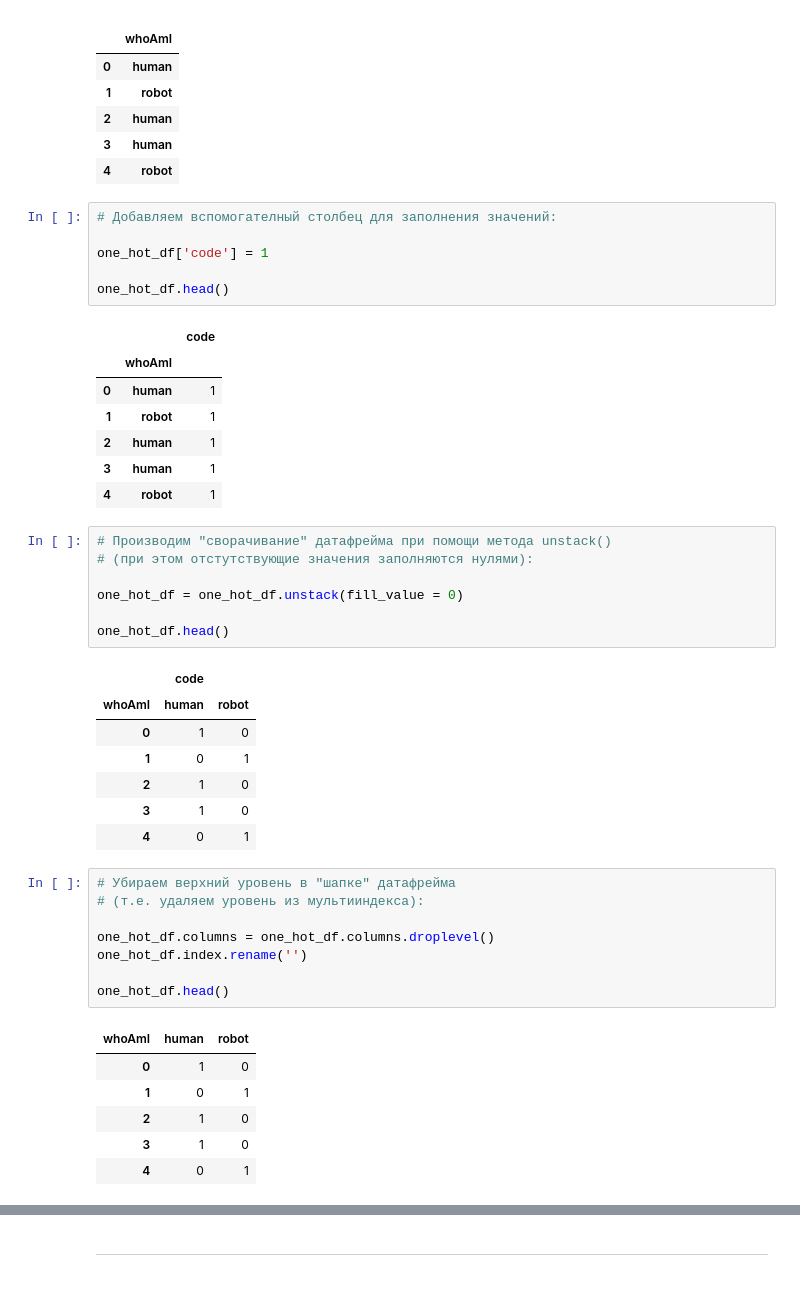
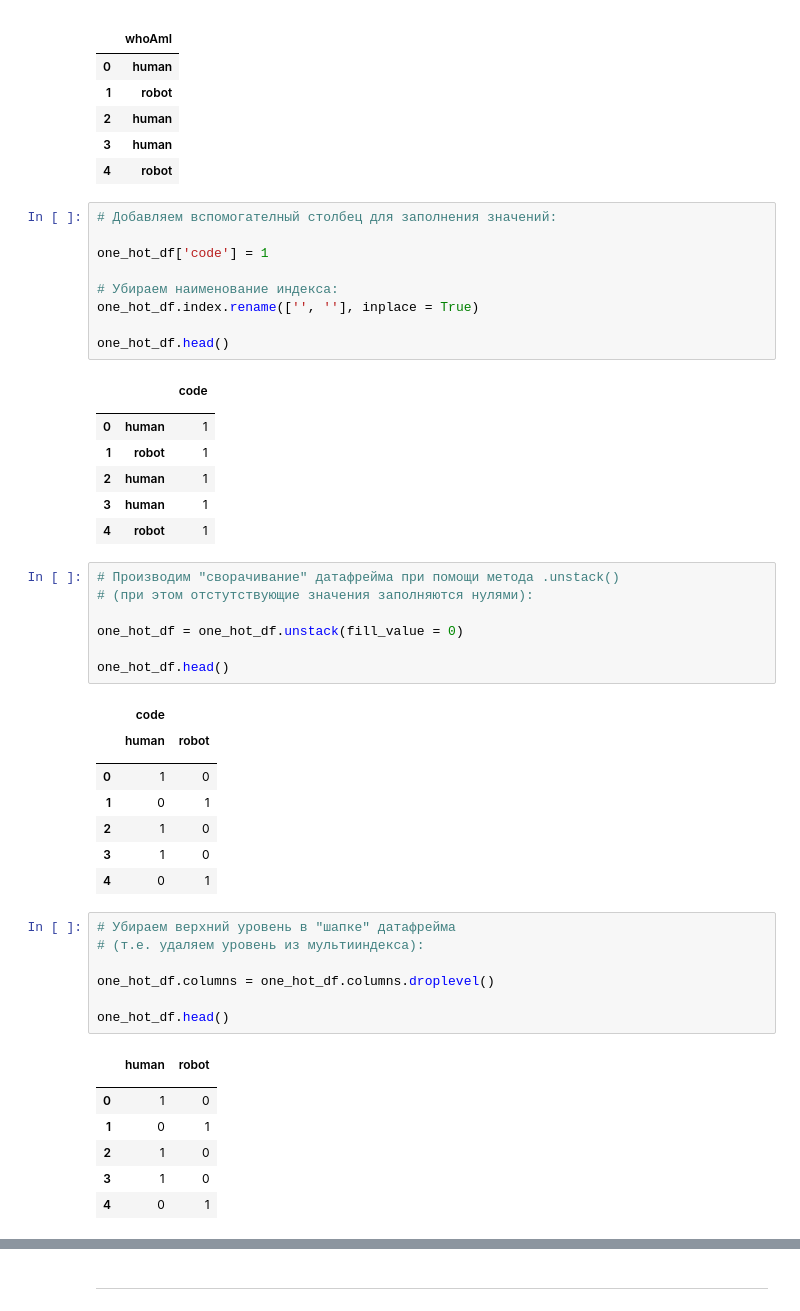
Before and after one commit to DilyaKh/Python_Task_9_Attestation_Pandas, a Jupyter notebook: Python_Task_9_Attestation_Pandas.ipynb, the cells around one changed output, grey strips where cells are left out. Saved outputs shown, nothing was run; the diff lists cells and outputs as text.

```diff
--- a/Python_Task_9_Attestation_Pandas.ipynb
+++ b/Python_Task_9_Attestation_Pandas.ipynb
@@ -85,17 +227,20 @@ one_hot_df.head()
 
 one_hot_df['code'] = 1
 
+# Убираем наименование индекса:
+one_hot_df.index.rename(['', ''], inplace = True)
+
 one_hot_df.head()
 # %% [output]
 |  |  | code |
-|  | whoAmI |  |
+|  |  |  |
 | 0 | human | 1 |
 | 1 | robot | 1 |
 | 2 | human | 1 |
 | 3 | human | 1 |
 | 4 | robot | 1 |
 # %%
-# Производим "сворачивание" датафрейма при помощи метода unstack()
+# Производим "сворачивание" датафрейма при помощи метода .unstack()
 # (при этом отстутствующие значения заполняются нулями):
 
 one_hot_df = one_hot_df.unstack(fill_value = 0)
@@ -103,7 +248,8 @@ one_hot_df = one_hot_df.unstack(fill_value = 0)
 one_hot_df.head()
 # %% [output]
 |  | code |  |
-| whoAmI | human | robot |
+|  | human | robot |
+|  |  |  |
 | 0 | 1 | 0 |
 | 1 | 0 | 1 |
 | 2 | 1 | 0 |
@@ -112,13 +258,13 @@ one_hot_df.head()
 # %%
 # Убираем верхний уровень в "шапке" датафрейма
 # (т.е. удаляем уровень из мультииндекса):
 
 one_hot_df.columns = one_hot_df.columns.droplevel()
-one_hot_df.index.rename('')
 
 one_hot_df.head()
 # %% [output]
-| whoAmI | human | robot |
+|  | human | robot |
+|  |  |  |
 | 0 | 1 | 0 |
 | 1 | 0 | 1 |
 | 2 | 1 | 0 |
```
Also changed, not shown: parts of 17 cells of this notebook.
